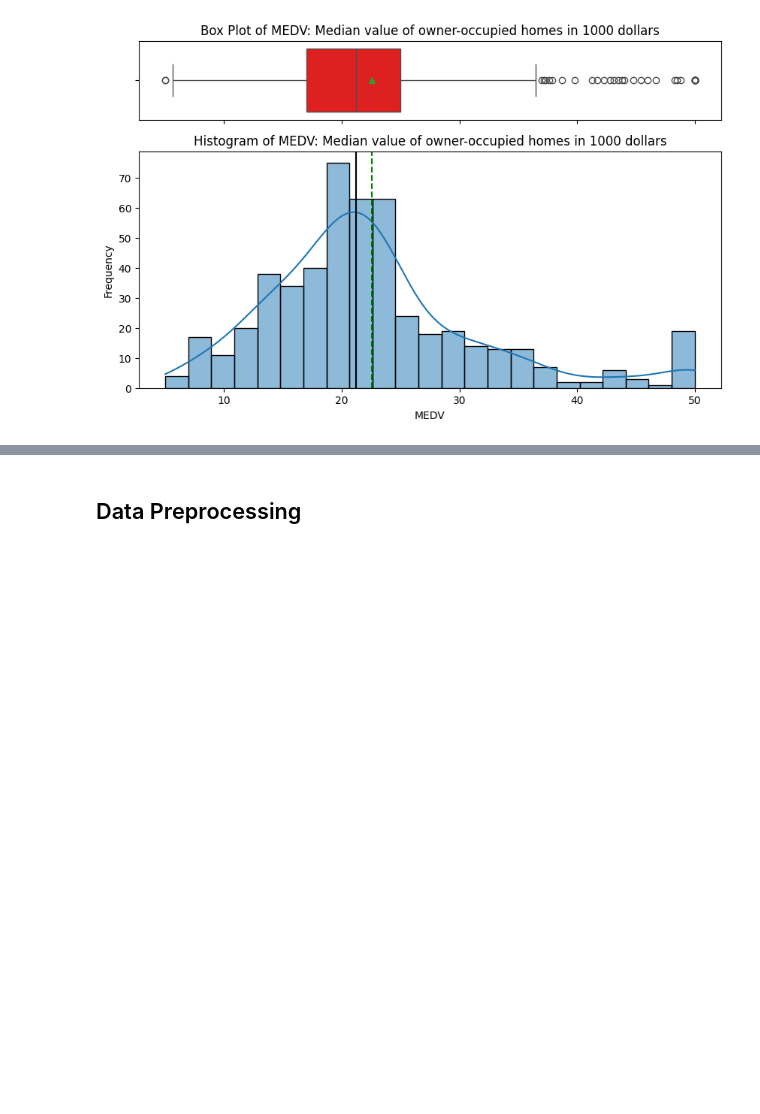
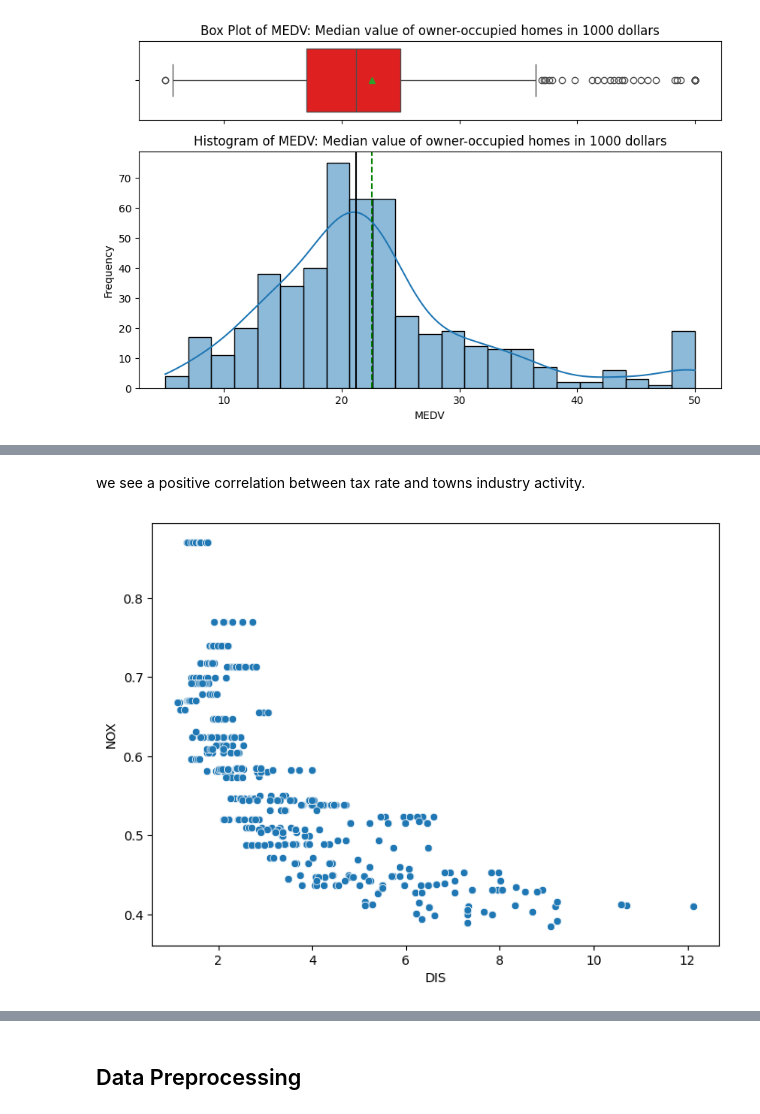
Before and after one commit to avandenberghe/boston_correllation, a Jupyter notebook: Boston_house_price_Full_Code.ipynb, the cells around one changed output, grey strips where cells are left out. Saved outputs shown, nothing was run; the diff lists cells and outputs as text; code cells hidden in the pictures; blank space fills up the shorter version.

```diff
--- a/Boston_house_price_Full_Code.ipynb
+++ b/Boston_house_price_Full_Code.ipynb
@@ -356,0 +433,8 @@ bar_perc(df, 'RAD', 'Index of accessibility to radial highways')
+# %% [markdown]
+we see a positive correlation between tax rate and towns industry activity.
+# %%
+plt.figure(figsize = [8, 6])
+sns.scatterplot(x = df.DIS, y = df.NOX)
+plt.show()
+# %% [output]
+[figure, added]
```
Also changed, not shown: parts of 63 cells of this notebook.
